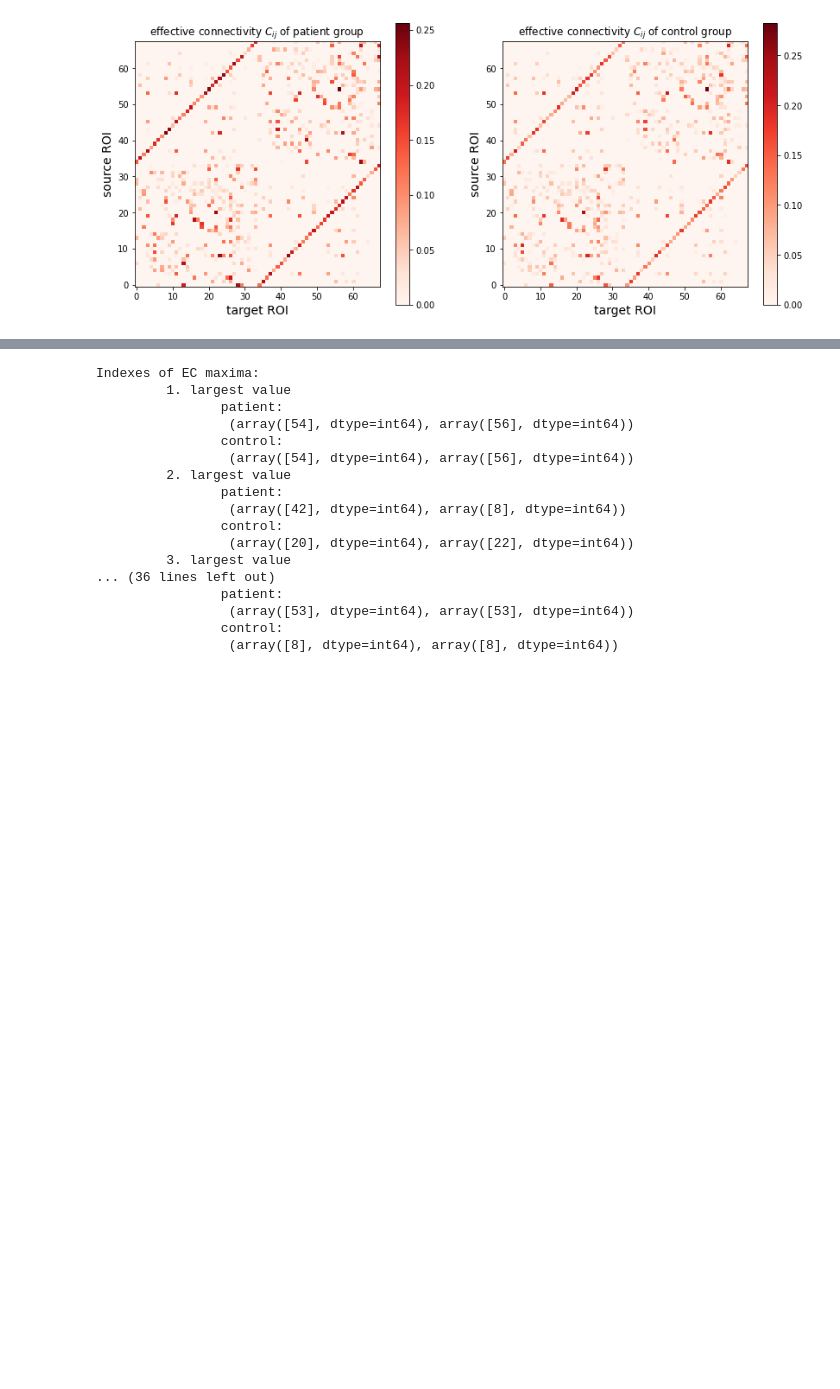
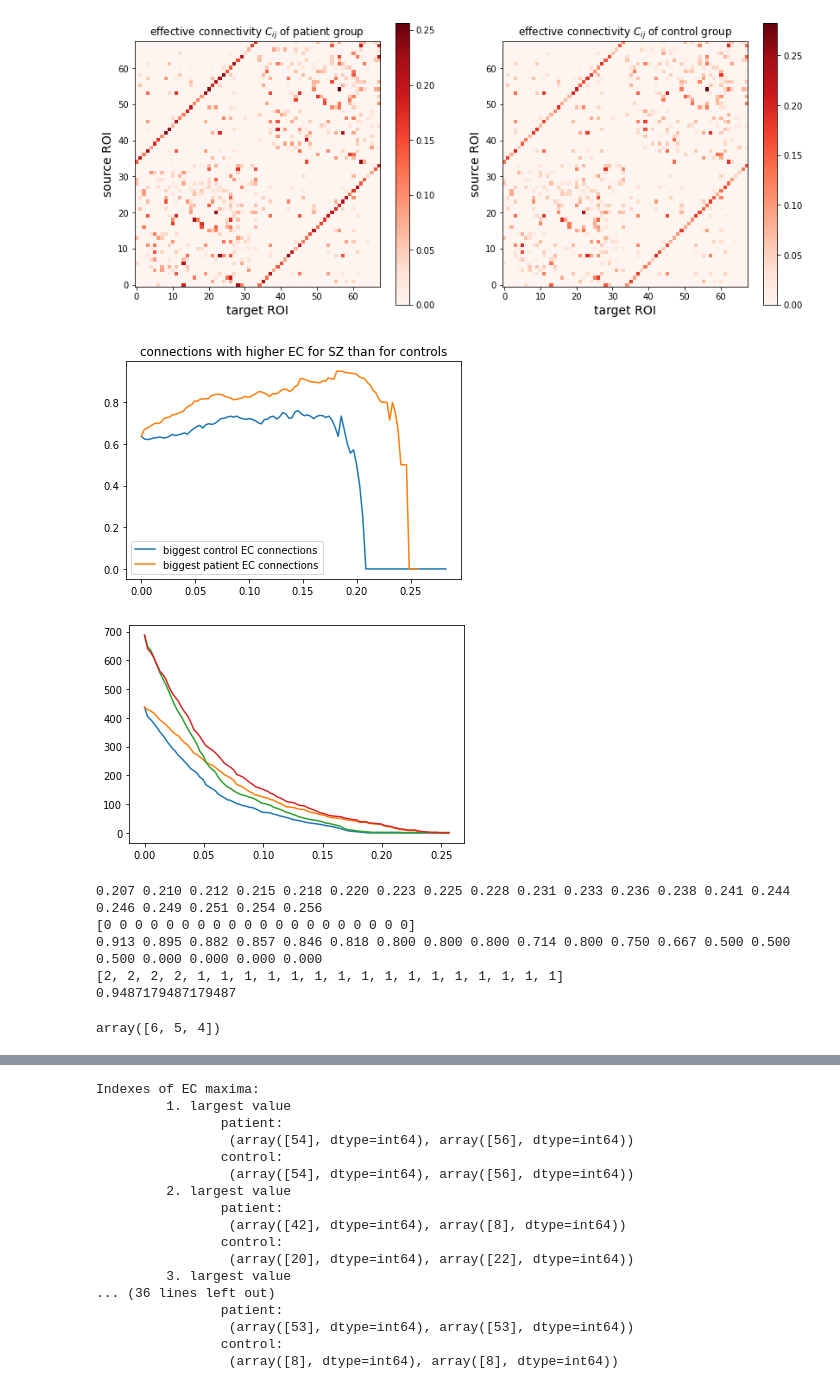
Before and after one commit to bjoernkoehn21/Reproduce-results-from-Senden-paper, a Jupyter notebook: SZ_analysis_FC_avg_based.ipynb, the cells around one changed output, grey strips where cells are left out. Saved outputs shown, nothing was run; the diff lists cells and outputs as text; code cells hidden in the pictures; blank space fills up the shorter version.

```diff
--- a/SZ_analysis_FC_avg_based.ipynb
+++ b/SZ_analysis_FC_avg_based.ipynb
@@ -723,3 +724,54 @@ plt.show()
 #savemat(_RES_DIR + 'C_controls.mat', {'C_controls': C_controls})
 # %% [output]
 [figure]
+# %%
+## Analyze EC-matrixes.
+# Compare nonzero EC.
+nonzero_C = np.logical_or(C_patients>0, C_controls>0)
+masked_C_patients = C_patients[nonzero_C]
+masked_C_controls = C_controls[nonzero_C]
+
+# EC Werte der Kontrollgruppe größer Schwellwert und größer bei SZ-Gruppe als entsprechende EC der Kontrollgruppe.
+x = np.linspace(0,C_controls.max(),100)
+masks_EC_greater_mean = np.array([masked_C_controls>= i for i in x])
+y1 = np.array([(masked_C_patients[mask_EC_greater_mean]>= masked_C_controls[mask_EC_greater_mean]).sum() / mask_EC_greater_mean.sum() for mask_EC_greater_mean in masks_EC_greater_mean])
+y2 = np.array([(masked_C_patients[mask_EC_greater_mean]>= masked_C_controls[mask_EC_greater_mean]).sum() for mask_EC_greater_mean in masks_EC_greater_mean])
+plt.figure()
+plt.plot(x,y1)
+# EC Werte der SZ-Gruppe größer Schwellwert und größer bei SZ-Gruppe als entsprechende EC der Kontrollgruppe.
+x = np.linspace(0,C_patients.max(),100)
+masks_EC_greater = np.array([masked_C_patients>= i for i in x])
+y1 = np.array([(masked_C_patients[mask_EC_greater]>= masked_C_controls[mask_EC_greater]).sum() / mask_EC_greater.sum() for mask_EC_greater in masks_EC_greater])
+y2_patients = np.array([(masked_C_patients[mask_EC_greater]>= masked_C_controls[mask_EC_greater]).sum() for mask_EC_greater in masks_EC_greater])
+plt.plot(x,y1)
+plt.title('connections with higher EC for SZ than for controls')
+plt.legend(['biggest control EC connections', 'biggest patient EC connections'])
+plt.show()
+
+
+plt.figure()
+# EC Werte der Kontrollgruppe größer Schwelle und größer als die EC gleicher Verbindungen bei der SZ-Gruppe.
+plt.plot(x, y2)
+# EC Werte der SZ-Gruppe größer Schwelle und größer als die EC gleicher Verbindungen bei der Kontrollgruppe.
+plt.plot(x, y2_patients)
+# EC Werte größer Schwelle (x-Achse) bei der Kontrollgruppe.
+plt.plot(x, [mask_EC_greater_mean.sum() for mask_EC_greater_mean in masks_EC_greater_mean])
+# EC Werte größer Schwelle (x-Achse) bei SZ Patienten.
+plt.plot(x, [mask_EC_greater.sum() for mask_EC_greater in masks_EC_greater])
+plt.show()
+print(*["%3.3f" % i for i in x[-20:]])
+print(y2[-20:])
+print(*["%3.3f" % i for i in y1[-20:]])
+print([mask_EC_greater_mean.sum() for mask_EC_greater_mean in masks_EC_greater_mean][-20:])
+x[np.where(y1 == max(y1))]
+print(max(y1))
+np.array([mask_EC_greater_mean.sum() for mask_EC_greater_mean in masks_EC_greater_mean])[np.where(y1 == max(y1))]
+# %% [output]
+[figure, added]
+[figure, added]
+0.207 0.210 0.212 0.215 0.218 0.220 0.223 0.225 0.228 0.231 0.233 0.236 0.238 0.241 0.244 0.246 0.249 0.251 0.254 0.256
+[0 0 0 0 0 0 0 0 0 0 0 0 0 0 0 0 0 0 0 0]
+0.913 0.895 0.882 0.857 0.846 0.818 0.800 0.800 0.800 0.714 0.800 0.750 0.667 0.500 0.500 0.500 0.000 0.000 0.000 0.000
+[2, 2, 2, 2, 1, 1, 1, 1, 1, 1, 1, 1, 1, 1, 1, 1, 1, 1, 1, 1]
+0.9487179487179487
+array([6, 5, 4])
```
Also changed, not shown: parts of 7 cells of this notebook, 3 other files.
